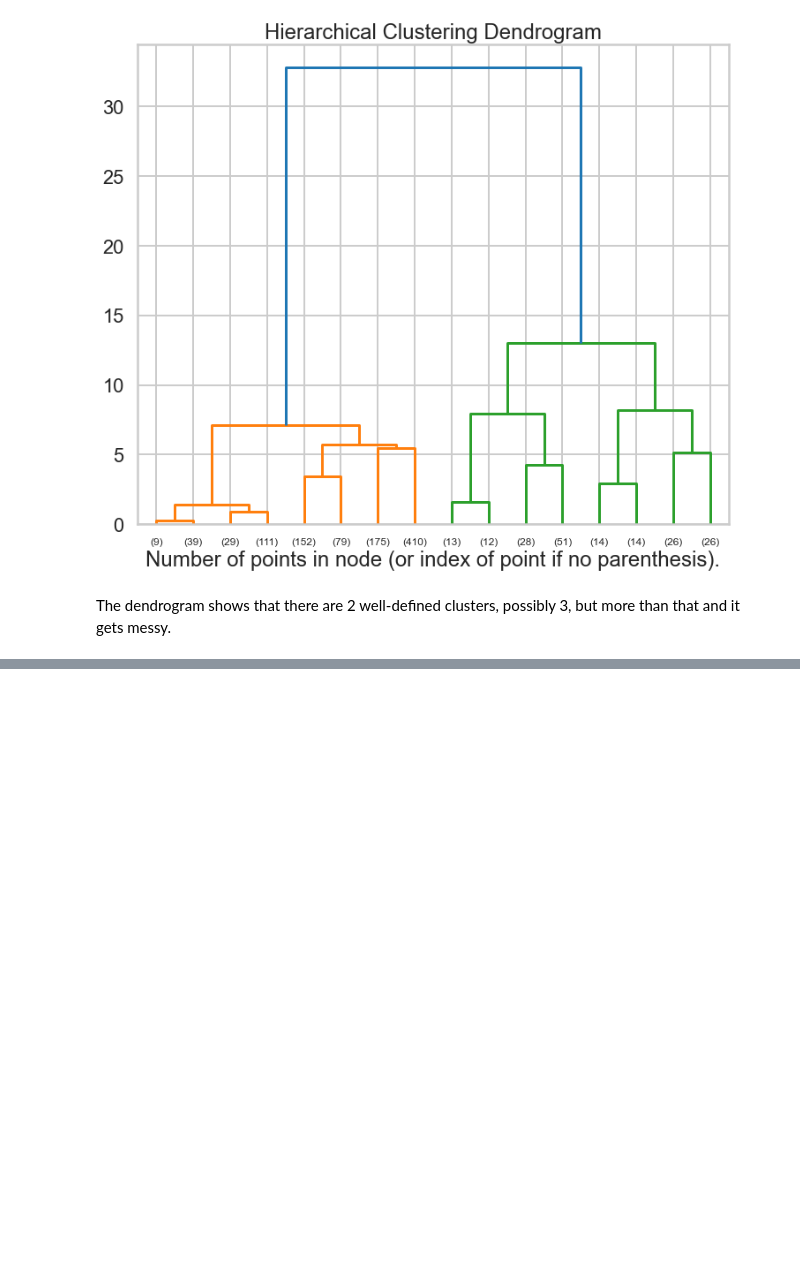
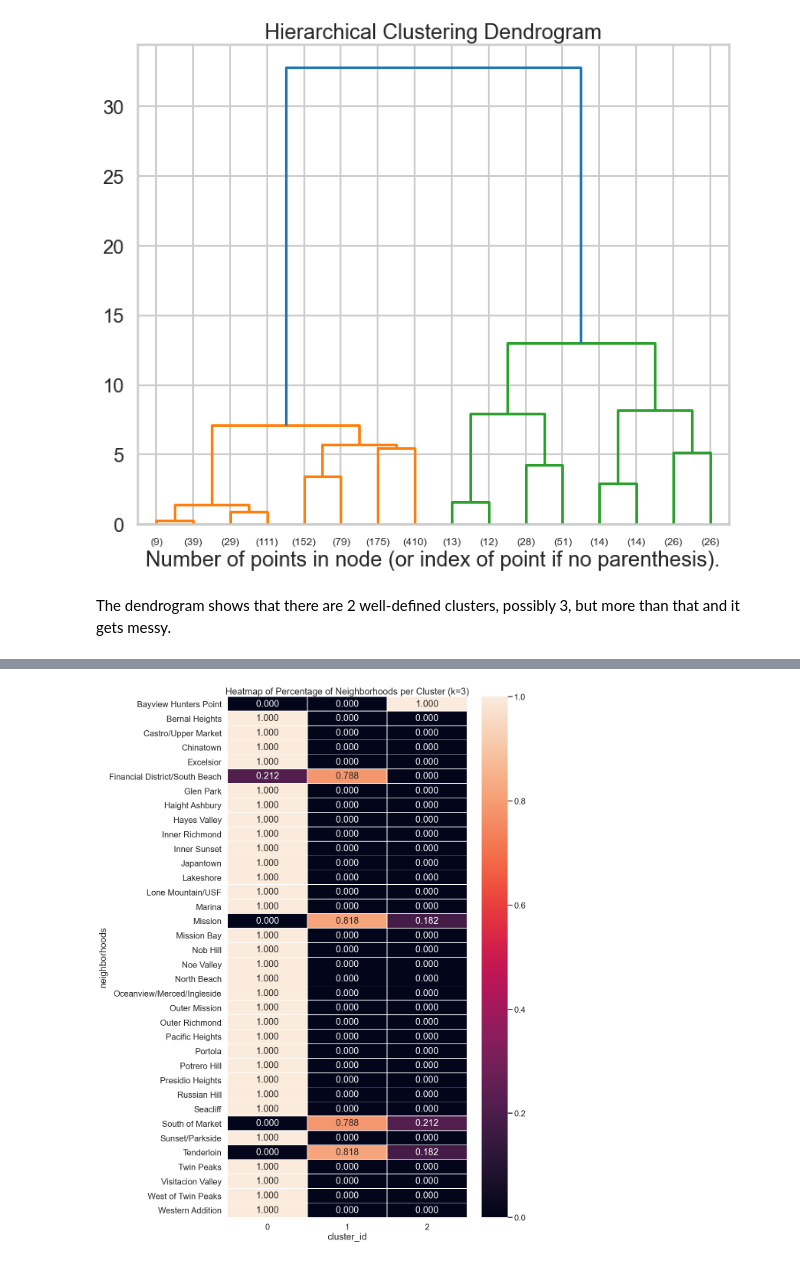
Before and after one commit to fontainelam/SF-PoliceIncidents-311-Housing, a Jupyter notebook: notebooks/5-Unsupervised-Clustering.ipynb, the cells around one changed output, grey strips where cells are left out. Drawn from its saved outputs; the diff is of its cells as text; code cells hidden in the pictures; blank space fills up the shorter version.

```diff
--- a/notebooks/5-Unsupervised-Clustering.ipynb
+++ b/notebooks/5-Unsupervised-Clustering.ipynb
@@ -585,0 +672,11 @@ The dendrogram shows that there are 2 well-defined clusters, possibly 3, but mor
+# %%
+# let's recreate the neighborhoods per cluster data frame
+df_k3_neighborhoods = pd.DataFrame({'cluster_id':df_k3['cluster_id'], 'neighborhoods':removed_col_values['Neighborhood']})
+df_k3_neighborhoods['value'] = 1
+df_k3_neighborhoods_pct = df_k3_neighborhoods.groupby(['neighborhoods','cluster_id']).agg({'value':'sum'}).groupby(level=0).apply(lambda x: x / float(x.sum())).reset_index().pivot(index='cluster_id', columns='neighborhoods', values='value').fillna(0)
+# %%
+f, ax = plt.subplots(figsize=(14,25))
+g = sns.heatmap(df_k3_neighborhoods_pct.T, annot=True, fmt=".3f", linewidths=.5)
+_ = plt.title("Heatmap of Percentage of Neighborhoods per Cluster (k=3)")
+# %% [output]
+[figure, added]
```
Also changed, not shown: parts of 8 cells of this notebook.
